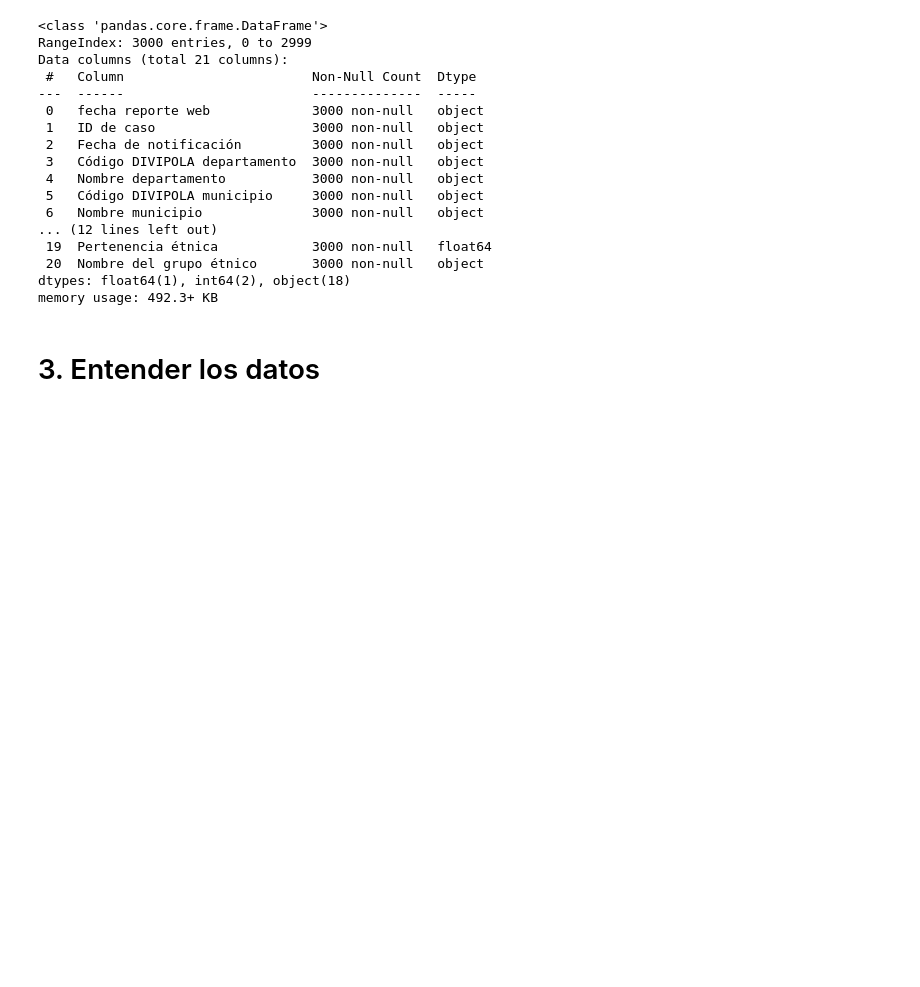
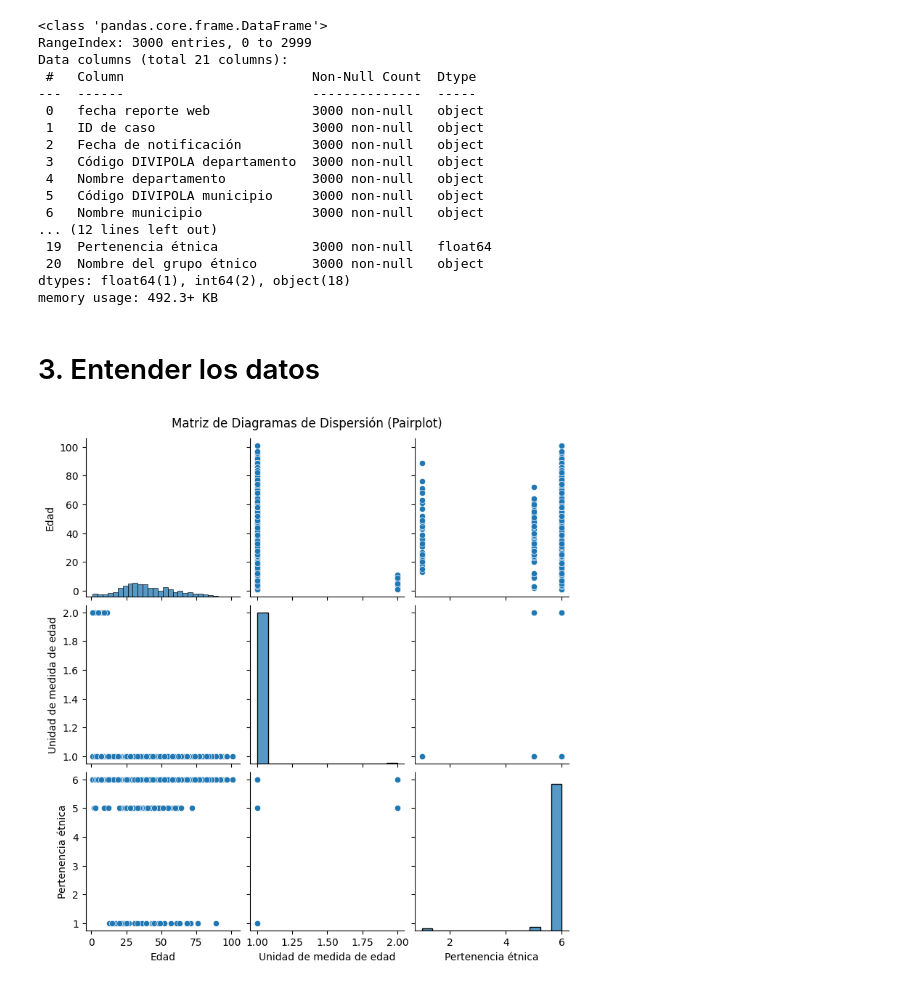
Before and after one commit to dmhenaopa/EDCO, a Jupyter notebook: Proyectos/Proyecto_COVID.ipynb, the cells around one changed output. Drawn from its saved outputs; the diff is of its cells as text; code cells hidden in the pictures; blank space fills up the shorter version.

```diff
--- a/Proyectos/Proyecto_COVID.ipynb
+++ b/Proyectos/Proyecto_COVID.ipynb
@@ -33,16 +35,19 @@ for i in range(1, 11):
   archivos_carpeta = glob.glob(ruta_carpeta) # Buscar los archivos con patron especifico
   lista_archivos.extend(archivos_carpeta)
 
-df_concat = pd.concat(
+df_concat_original = pd.concat(
     [pd.read_csv(f) for f in lista_archivos], ignore_index=True
 )
 
 ruta_proyecto = '/content/drive/MyDrive/EDCO_IntroCienciaDatos/Proyectos'
 os.chdir(ruta_proyecto)
-df_concat.to_csv('archivo_concatenado.csv', index=False, header=True)
+df_concat_original.to_csv('archivo_concatenado.csv', index=False, header=True)
 # %% [markdown]
 # 2. Limpieza de los datos
 # %%
+# Hacer una copia
+df_concat = df_concat_original.copy()
+
 # Verificar datos del archivo csv
 df_concat.head(5) # Visualizar dataframe
 # %% [output]
@@ -333,0 +339,7 @@ memory usage: 492.3+ KB
+# %%
+# Graficar la matriz de diagramas de dispersión de las variables numéricas
+sns.pairplot(df_concat[['Edad', 'Unidad de medida de edad', 'Pertenencia étnica']])
+plt.suptitle('Matriz de Diagramas de Dispersión (Pairplot)', y=1.02)
+plt.show()
+# %% [output]
+[figure, added]
```
Also changed, not shown: parts of 8 cells of this notebook.
